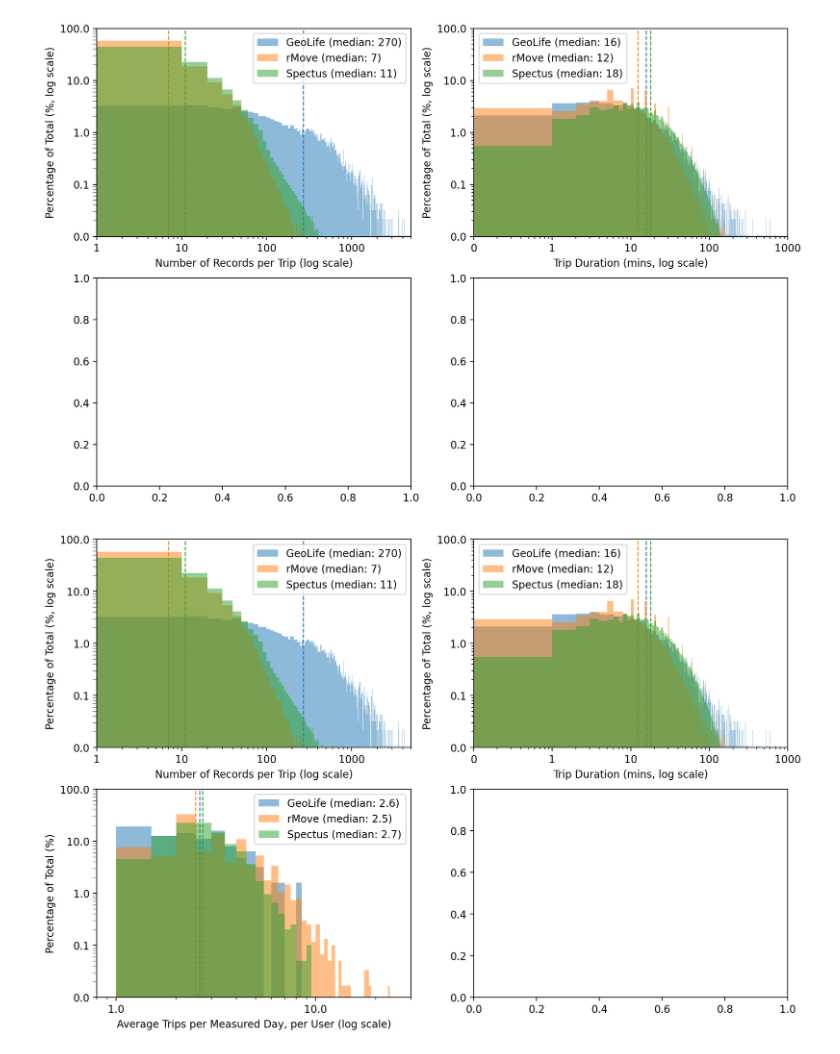
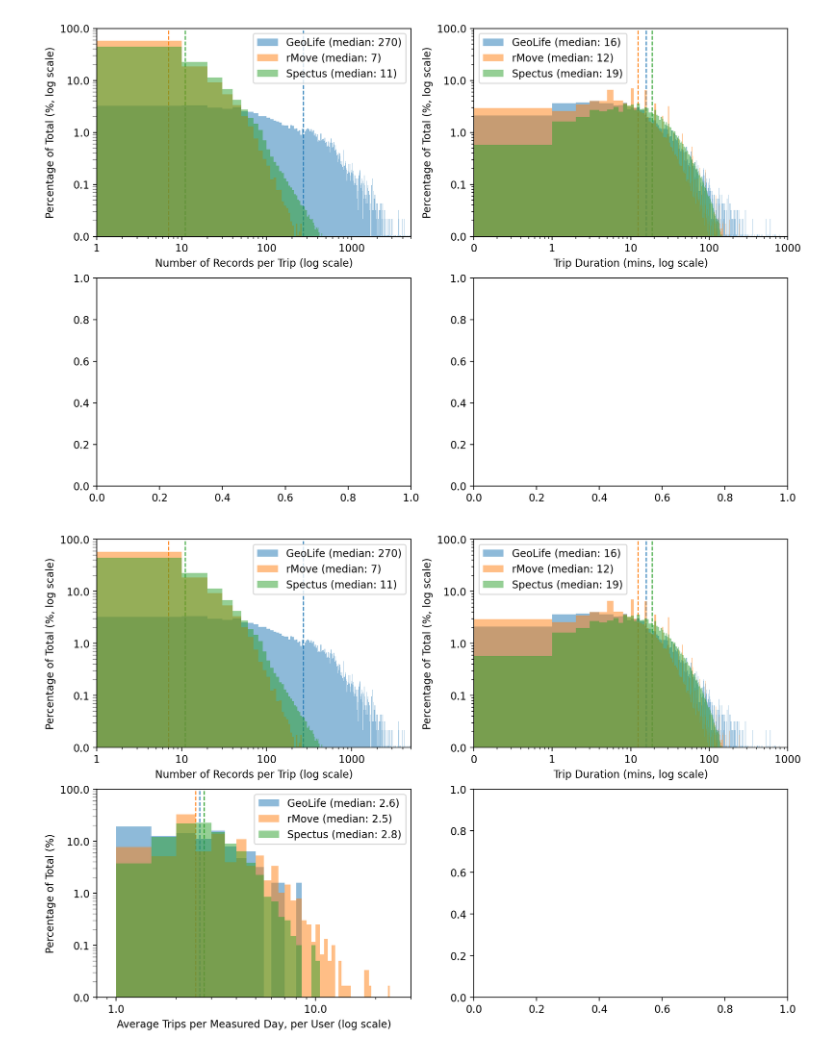
Before and after one commit to UW-THINKlab/mode-analysis, a Jupyter notebook: Dataset_Comparison_Graphs_All_Density.ipynb, the cells around one changed output. Saved outputs shown, nothing was run; the diff lists cells and outputs as text; code cells hidden in the pictures.

```diff
--- a/Dataset_Comparison_Graphs_All_Density.ipynb
+++ b/Dataset_Comparison_Graphs_All_Density.ipynb
@@ -518,40 +500,40 @@ ax2 = axes2_flat[2]
 
 filtered_geolife = pd.read_csv(f'./data/Geolife/20260727_geolife_per_day_averages.csv', low_memory=False)
 filtered_rmove = pd.read_csv(f'./data/rMove/20260727_rmove_per_day_averages.csv', low_memory=False)
-filtered_spectus = pd.read_csv(f'./data/Spectus/Lyra_Processed/20260727_spectus_per_day_averages.csv', low_memory=False)
+filtered_spectus = pd.read_csv(f'./data/Spectus/15_minute_stops/20260820_spectus_per_day_averages.csv', low_memory=False)
 
 weights_geolife = np.ones_like(filtered_geolife['trips_per_day_for_measured_days']) / len(filtered_geolife['trips_per_day_for_measured_days']) * 100
 weights_rmove = np.ones_like(filtered_rmove['trips_per_day_for_measured_days']) / len(filtered_rmove['trips_per_day_for_measured_days']) * 100
 weights_spectus = np.ones_like(filtered_spectus['trips_per_day_for_measured_days']) / len(filtered_spectus['trips_per_day_for_measured_days']) * 100
 
 median_geolife = filtered_geolife['trips_per_day_for_measured_days'].median()
 median_rmove = filtered_rmove['trips_per_day_for_measured_days'].median()
 median_spectus = filtered_spectus['trips_per_day_for_measured_days'].median()
 
 ax2.axvline(median_geolife, color='C0', linestyle='--', linewidth=1, zorder=1)
 ax2.axvline(median_rmove, color='C1', linestyle='--', linewidth=1, zorder=1)
 ax2.axvline(median_spectus, color='C2', linestyle='--', linewidth=1, zorder=1)
 
 ax2.hist(filtered_geolife['trips_per_day_for_measured_days'], bins=60, range=(0, 30), alpha=0.5, label=f'GeoLife (median: {median_geolife:.1f})', weights=weights_geolife, zorder=2)
 ax2.hist(filtered_rmove['trips_per_day_for_measured_days'], bins=60, range=(0, 30), alpha=0.5, label=f'rMove (median: {median_rmove:.1f})', weights=weights_rmove, zorder=2)
 ax2.hist(filtered_spectus['trips_per_day_for_measured_days'], bins=60, range=(0, 30), alpha=0.5, label=f'Spectus (median: {median_spectus:.1f})', weights=weights_spectus, zorder=2)
 
 ax2.set_xscale('log')
 ax2.set_yscale('log')
 ax2.set_xlim(0.8, 30)
 ax2.set_ylim(0.01, 100)
 ax2.tick_params(axis='y', which='minor', length=4, color='gray')
 ax2.xaxis.set_major_formatter(ScalarFormatter())
 ax2.yaxis.set_major_formatter(ScalarFormatter())
 
 ax2.set_xlabel('Average Trips per Measured Day, per User (log scale)')
 ax2.set_ylabel('Percentage of Total (%)')
 # ax2.set_title('Distribution of Trips per Day, per User (Measured Days)')
 ax2.legend()
 
 fig2
 # %% [output]
-[figure, old version]
+[figure, new version]
 # %%
 ax2 = axes2_flat[3]
 
```
Also changed, not shown: parts of 10 cells of this notebook, 13 other files.
